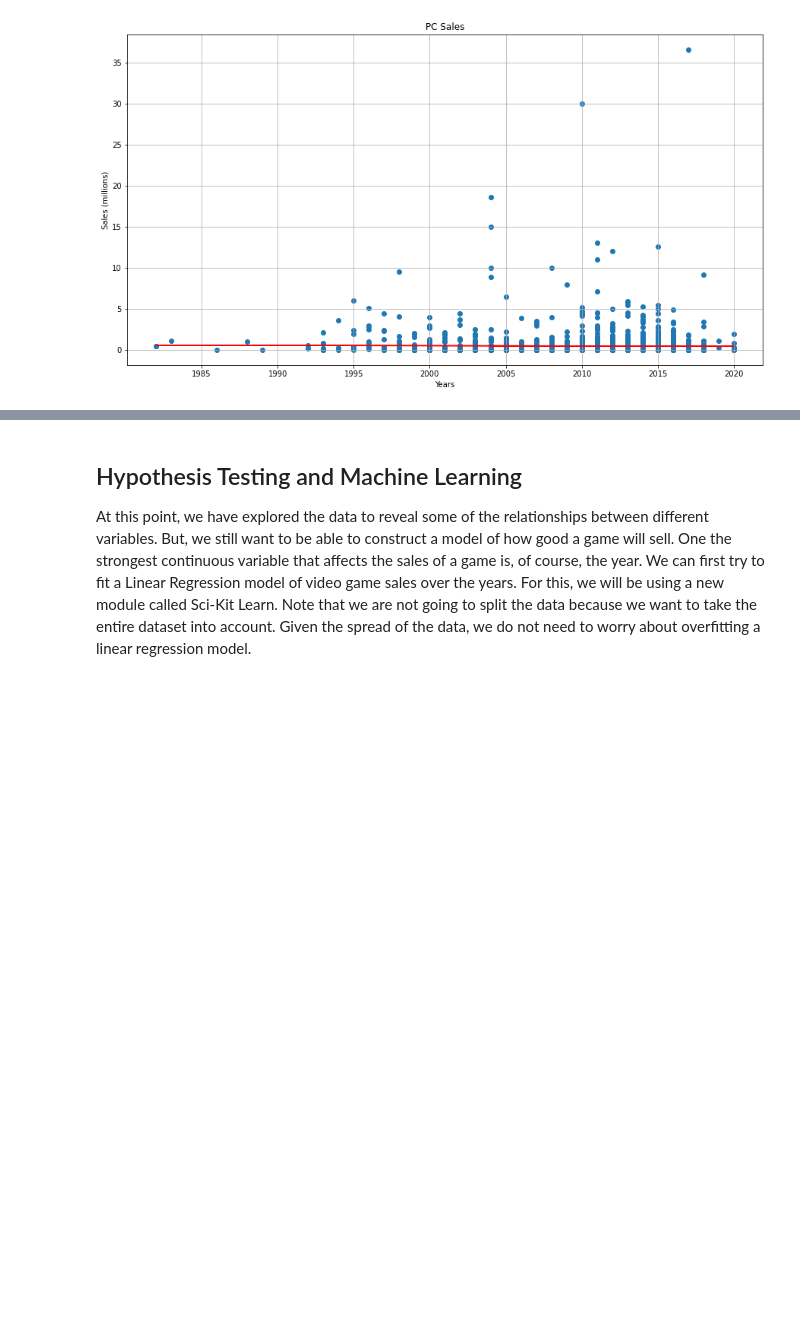
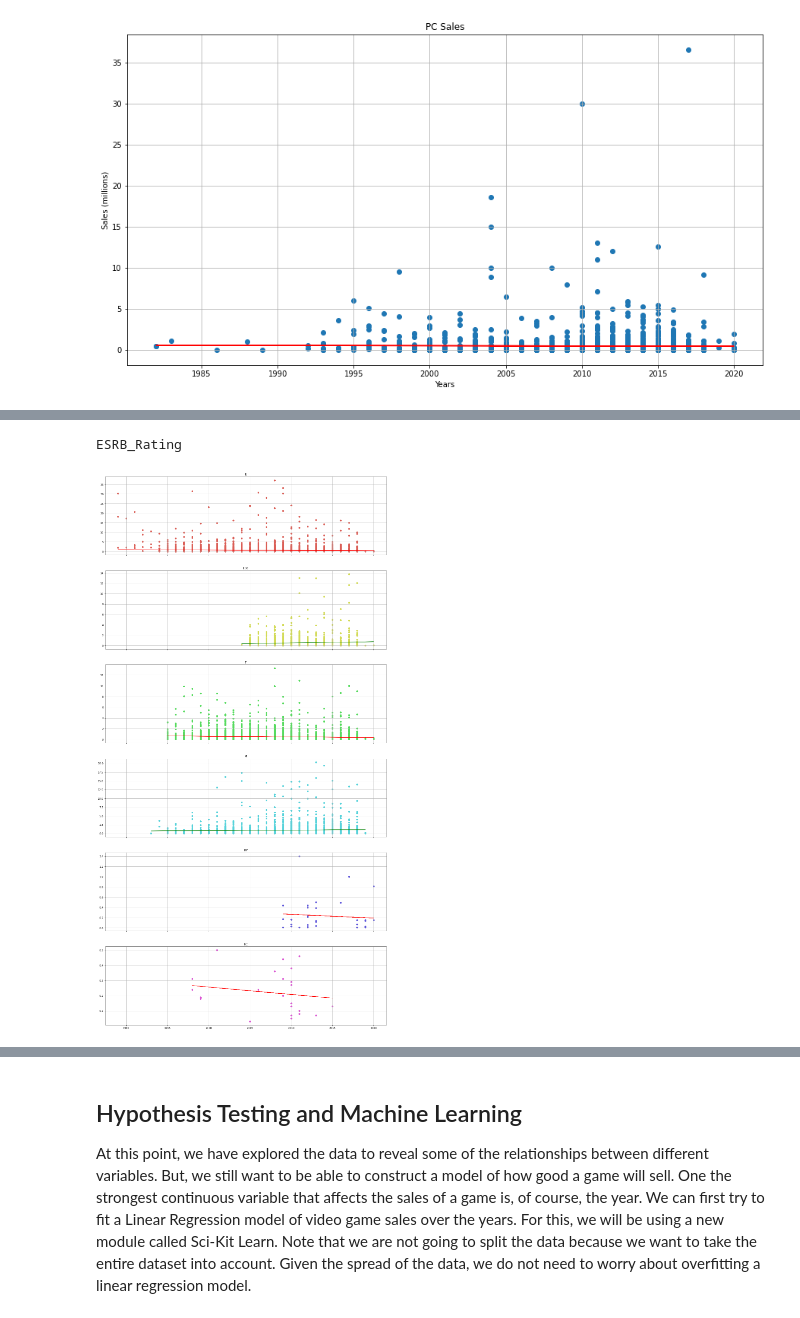
Before and after one commit to toastymcvoid/toastymcvoid.github.io, a Jupyter notebook: Final Project.ipynb, the cells around one changed output, grey strips where cells are left out. Drawn from its saved outputs; the diff is of its cells as text; code cells hidden in the pictures; blank space fills up the shorter version.

```diff
--- a/Final Project.ipynb
+++ b/Final Project.ipynb
@@ -412,0 +446,7 @@ Intercept: 7.04138050163448
+# %%
+# plots year vs sale for each esrb
+print("ESRB_Rating")
+categorical_plot("ESRB_Rating")
+# %% [output]
+ESRB_Rating
+[figure, added]
```
Also changed, not shown: parts of 24 cells of this notebook.
